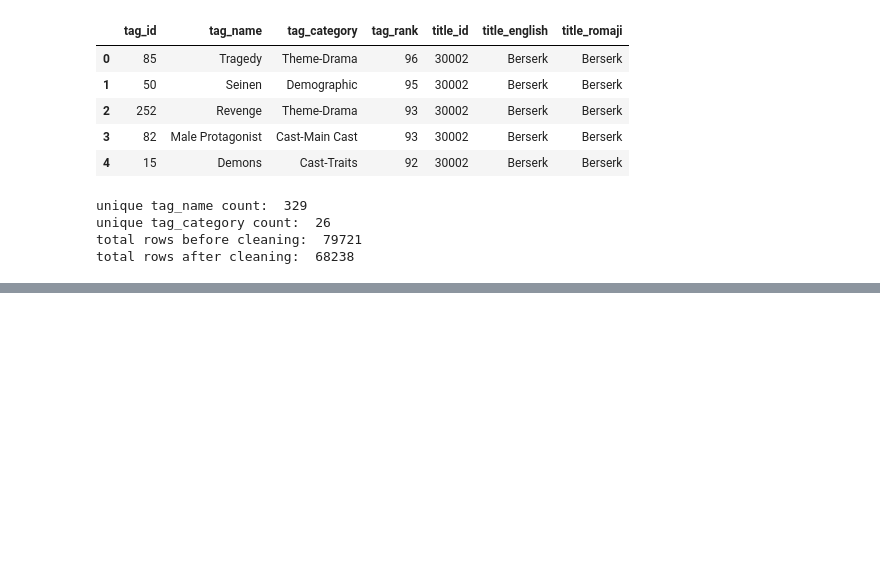
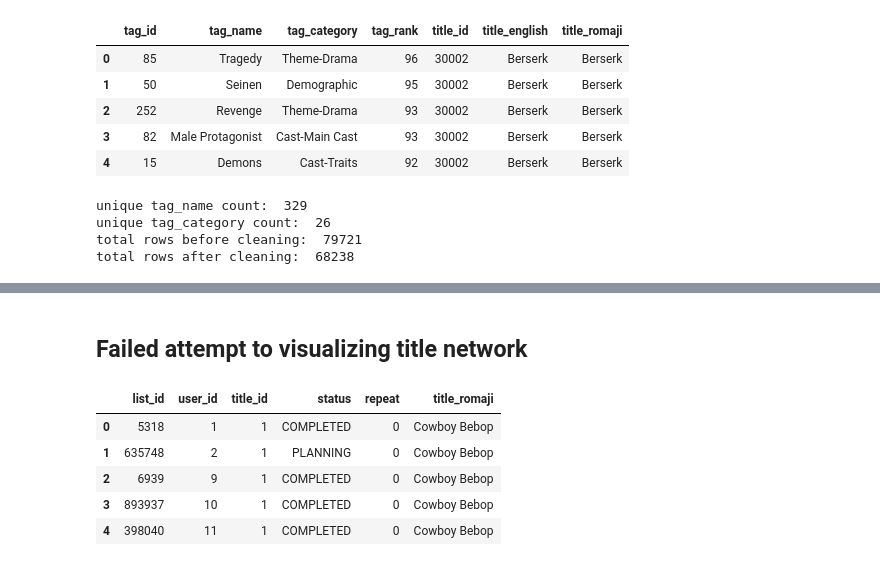
Before and after one commit to doyoung-umich/pj_otaku, a Jupyter notebook: Ryota/Network analysis of studios and staff.ipynb, the cells around one changed output, grey strips where cells are left out. Drawn from its saved outputs; the diff is of its cells as text; code cells hidden in the pictures; blank space fills up the shorter version.

```diff
--- a/Ryota/Network analysis of studios and staff.ipynb
+++ b/Ryota/Network analysis of studios and staff.ipynb
@@ -174,3 +156,18 @@ g = create_graph(df_tags_weight_top)
 interactive_network_viz(g, ["name", "edge_count", "top_3_associations"], "#bcbd22", "#9467bd")
 # %% [output]
 [interactive output not drawn]
+# %% [markdown]
+## Failed attempt to visualizing title network
+# %%
+# load
+df_mlist = pd.read_csv("../assets/media_list_all_users.csv")
+df_titles = pd.read_csv("../assets/titles_2000p.csv")
+df_mlist_titles = pd.merge(df_mlist, df_titles[["title_id","title_romaji"]], how="inner", on="title_id")
+display(df_mlist_titles.head())
+# %% [output]
+|  | list_id | user_id | title_id | status | repeat | title_romaji |
+| 0 | 5318 | 1 | 1 | COMPLETED | 0 | Cowboy Bebop |
+| 1 | 635748 | 2 | 1 | PLANNING | 0 | Cowboy Bebop |
+| 2 | 6939 | 9 | 1 | COMPLETED | 0 | Cowboy Bebop |
+| 3 | 893937 | 10 | 1 | COMPLETED | 0 | Cowboy Bebop |
+| 4 | 398040 | 11 | 1 | COMPLETED | 0 | Cowboy Bebop |
```
Also changed, not shown: parts of 5 cells of this notebook.
